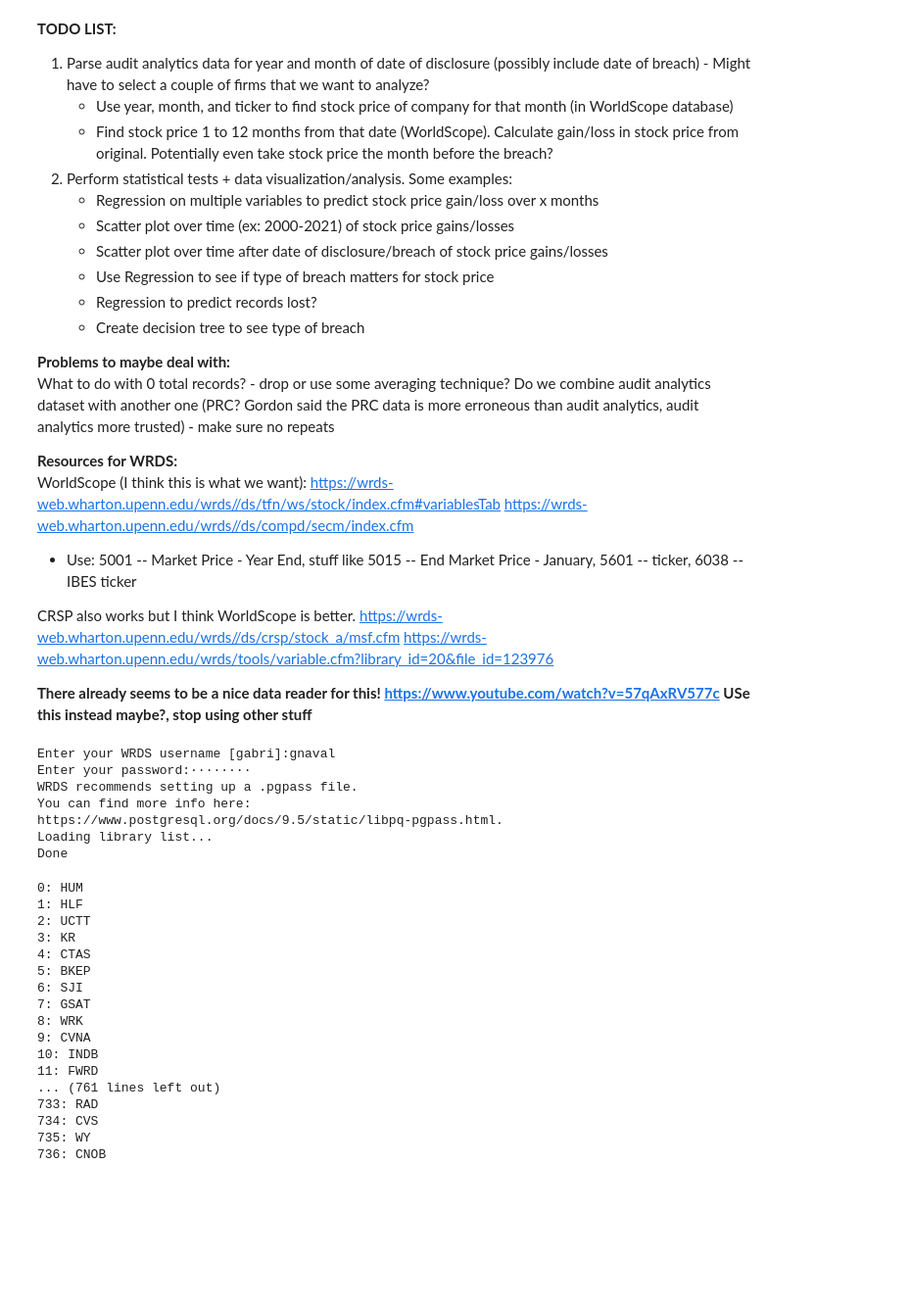
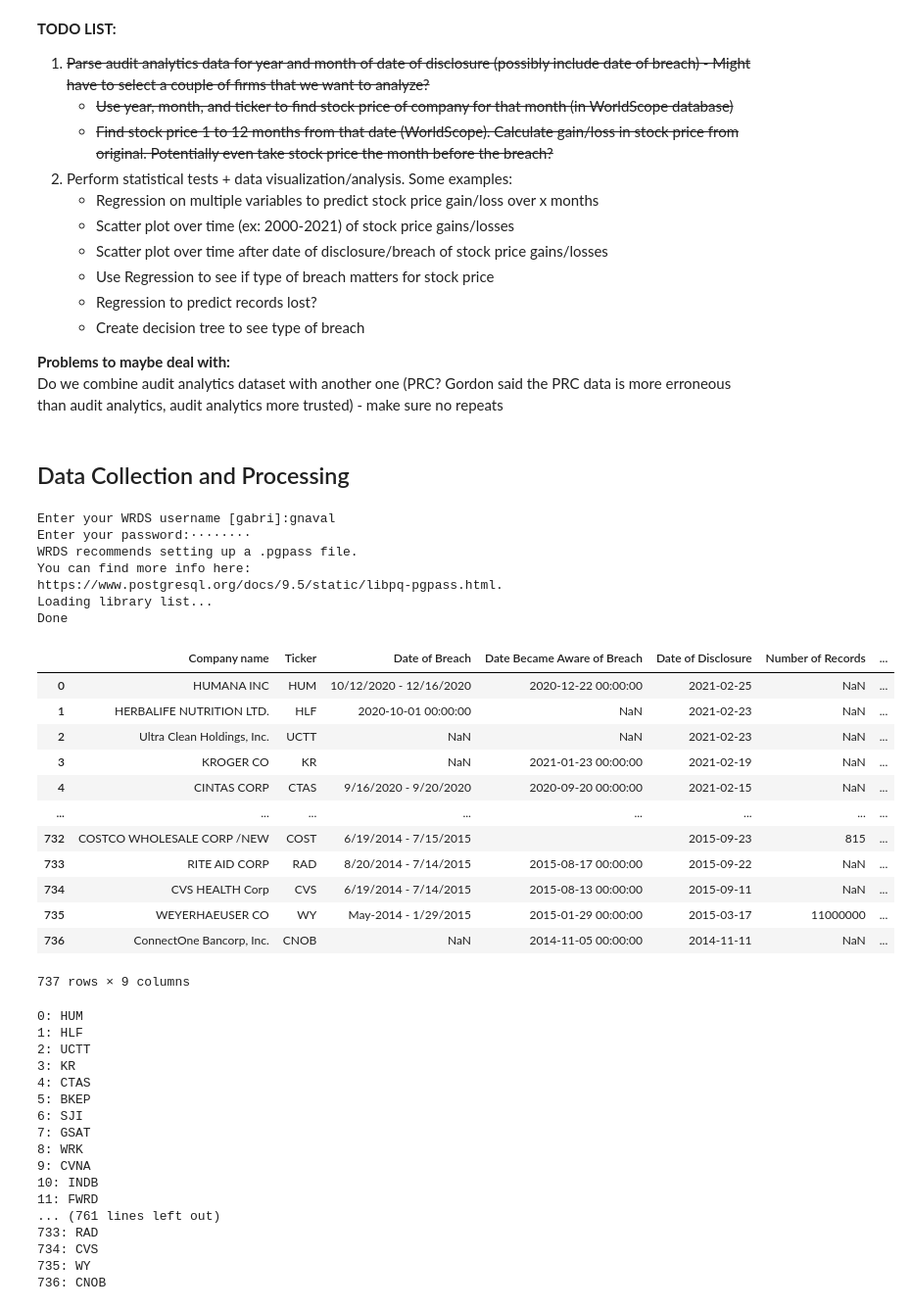
Before and after one commit to Zeyuzhao/BreachPrice, a Jupyter notebook: notebooks/main.ipynb, the cells around one changed output. Shown at 98% size. Drawn from its saved outputs; the diff is of its cells as text; code cells hidden in the pictures; blank space fills up the shorter version.

```diff
--- a/notebooks/main.ipynb
+++ b/notebooks/main.ipynb
@@ -19,9 +19,9 @@ import seaborn as sns
 # Note we don't actually need pandas_datareader. Could import/use YahooFinanceAPI which gives same info
 # %% [markdown]
 <b>TODO LIST:</b>
-1. Parse audit analytics data for year and month of date of disclosure (possibly include date of breach) - Might have to select a couple of firms that we want to analyze?
-    * Use year, month, and ticker to find stock price of company for that month (in WorldScope database)
-    * Find stock price 1 to 12 months from that date (WorldScope). Calculate gain/loss in stock price from original. Potentially even take stock price the month before the breach?
+1. ~~Parse audit analytics data for year and month of date of disclosure (possibly include date of breach) - Might have to select a couple of firms that we want to analyze?~~
+    * ~~Use year, month, and ticker to find stock price of company for that month (in WorldScope database)~~
+    * ~~Find stock price 1 to 12 months from that date (WorldScope). Calculate gain/loss in stock price from original. Potentially even take stock price the month before the breach?~~
 2. Perform statistical tests + data visualization/analysis. Some examples:
     * Regression on multiple variables to predict stock price gain/loss over x months
     * Scatter plot over time (ex: 2000-2021) of stock price gains/losses
@@ -31,21 +31,9 @@ import seaborn as sns
     * Create decision tree to see type of breach
 
 <b>Problems to maybe deal with:</b> <br>
-What to do with 0 total records? - drop or use some averaging technique?
 Do we combine audit analytics dataset with another one (PRC? Gordon said the PRC data is more erroneous than audit analytics, audit analytics more trusted) - make sure no repeats
-
-<b>Resources for WRDS:</b> <br>
-WorldScope (I think this is what we want):
-    https://wrds-web.wharton.upenn.edu/wrds//ds/tfn/ws/stock/index.cfm#variablesTab
-    https://wrds-web.wharton.upenn.edu/wrds//ds/compd/secm/index.cfm
-* Use: 5001 -- Market Price - Year End, stuff like 5015 -- End Market Price - January, 5601 -- ticker, 6038 -- IBES ticker
-
-CRSP also works but I think WorldScope is better.
-https://wrds-web.wharton.upenn.edu/wrds//ds/crsp/stock_a/msf.cfm
-https://wrds-web.wharton.upenn.edu/wrds/tools/variable.cfm?library_id=20&file_id=123976
-
-
-<b>There already seems to be a nice data reader for this! https://www.youtube.com/watch?v=57qAxRV577c USe this instead maybe?, stop using other stuff</b><br>
+# %% [markdown]
+<h2>Data Collection and Processing</h2>
 # %%
 db = wrds.Connection()
 # %% [output]
@@ -59,29 +47,47 @@ Done
 # %%
 # PRC Dataset
 PRC_df = pd.read_csv("../data/prc.csv" )
 
 # Data Cleaning
 PRC_df.drop(PRC_df.columns[[13,14,15]], axis=1, inplace = True)
 PRC_df = PRC_df[PRC_df['Total Records'].notna()]
 
 def records_to_int(record_str):
     return int(str(record_str).replace(",", ""))
 
 PRC_df['Total Records'] = PRC_df['Total Records'].apply(records_to_int)
 
 # Drop rows with 0 total records (Maybe toggle this off we want to fill in data)
 PRC_df = PRC_df[PRC_df['Total Records'] != 0]
 
 # Audit Analytics Dataset
 xls = pd.ExcelFile('../data/audit_analytics.xlsx')
 aa_records_df = pd.read_excel(xls, 'PublicCyber')
 aa_ddos_df = pd.read_excel(xls, 'DDoS')
 
 # Get rid of rows with no tickers (these might be non-publicly traded)
 aa_records_df = aa_records_df[aa_records_df['Ticker'].isna() != True].reset_index(drop=True)
+table_columns = ['Company name', 'Ticker', 'Date of Breach', 'Date Became Aware of Breach', 'Date of Disclosure',
+                 'Number of Records', 'Type of Info', 'Information', 'Attack']
+aa_records_df = aa_records_df[aa_records_df.columns.intersection(table_columns)]
+display(aa_records_df)
 
 # Ticker - Don't think we need this
 ticker_df = pd.read_csv("../data/ticker.csv" )
+# %% [output]
+|  | Company name | Ticker | Date of Breach | Date Became Aware of Breach | Date of Disclosure | Number of Records | ... |
+| 0 | HUMANA INC | HUM | 10/12/2020 - 12/16/2020 | 2020-12-22 00:00:00 | 2021-02-25 | NaN | ... |
+| 1 | HERBALIFE NUTRITION LTD. | HLF | 2020-10-01 00:00:00 | NaN | 2021-02-23 | NaN | ... |
+| 2 | Ultra Clean Holdings, Inc. | UCTT | NaN | NaN | 2021-02-23 | NaN | ... |
+| 3 | KROGER CO | KR | NaN | 2021-01-23 00:00:00 | 2021-02-19 | NaN | ... |
+| 4 | CINTAS CORP | CTAS | 9/16/2020 - 9/20/2020 | 2020-09-20 00:00:00 | 2021-02-15 | NaN | ... |
+| ... | ... | ... | ... | ... | ... | ... | ... |
+| 732 | COSTCO WHOLESALE CORP /NEW | COST | 6/19/2014 - 7/15/2015 |  | 2015-09-23 | 815 | ... |
+| 733 | RITE AID CORP | RAD | 8/20/2014 - 7/14/2015 | 2015-08-17 00:00:00 | 2015-09-22 | NaN | ... |
+| 734 | CVS HEALTH Corp | CVS | 6/19/2014 - 7/14/2015 | 2015-08-13 00:00:00 | 2015-09-11 | NaN | ... |
+| 735 | WEYERHAEUSER CO | WY | May-2014 - 1/29/2015 | 2015-01-29 00:00:00 | 2015-03-17 | 11000000 | ... |
+| 736 | ConnectOne Bancorp, Inc. | CNOB | NaN | 2014-11-05 00:00:00 | 2014-11-11 | NaN | ... |
+737 rows × 9 columns
 # %%
 today = datetime.datetime.today().date()
 
```
Also changed, not shown: parts of 19 cells of this notebook, 1 other file.
